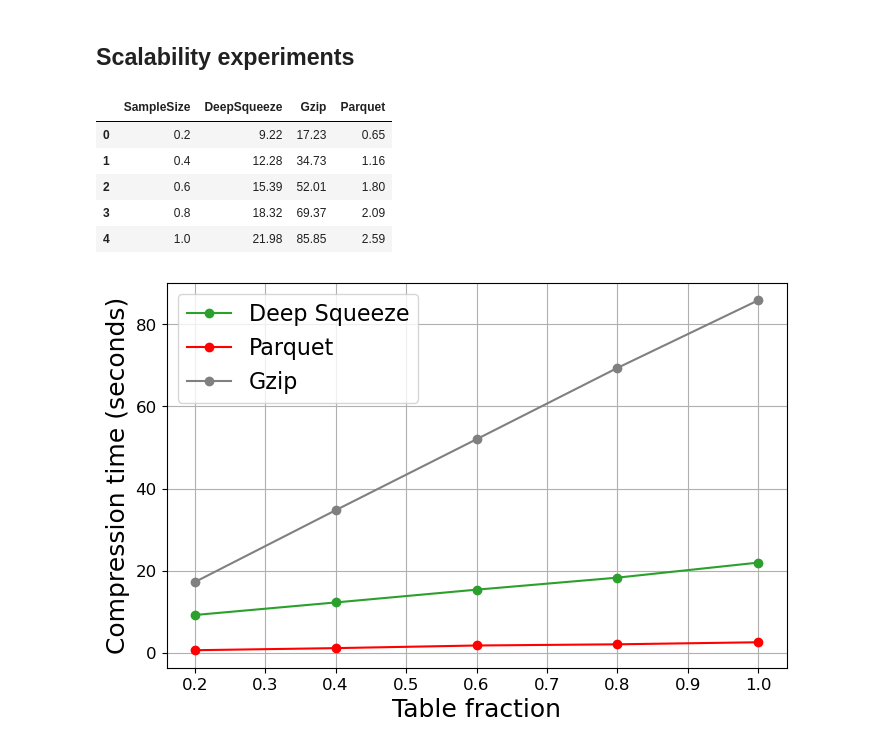
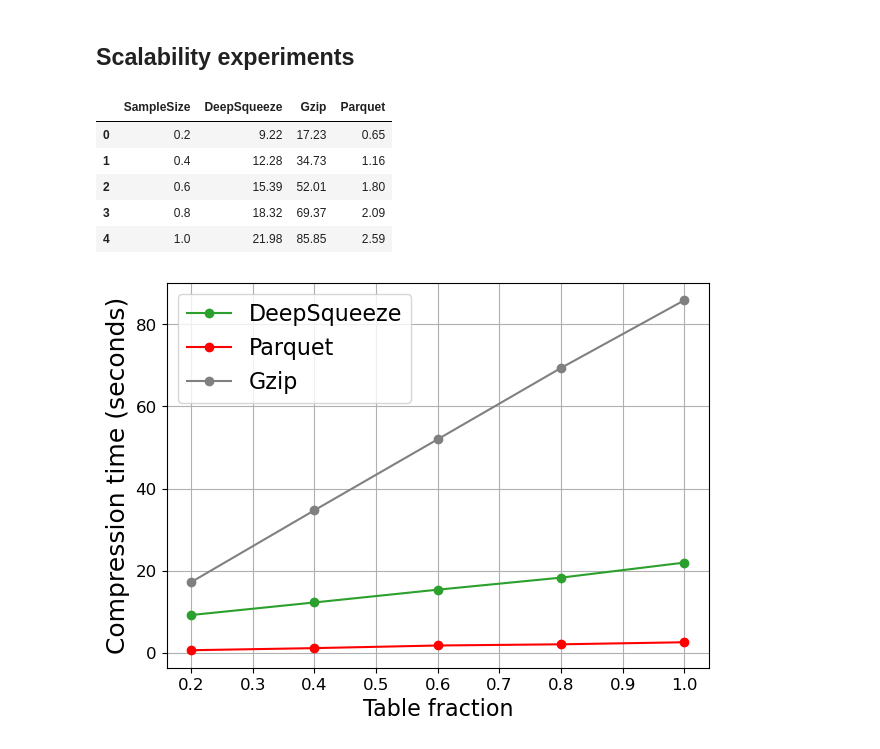
Before and after one commit to MikeXydas/DeepSqueeze, a Jupyter notebook: notebooks/plotting.ipynb, the cells around one changed output. Cells and saved outputs as stored; diff of their text form; code cells hidden in the pictures.

```diff
--- a/notebooks/plotting.ipynb
+++ b/notebooks/plotting.ipynb
@@ -178,28 +178,28 @@ plt.show()
 # %%
 time_df = pd.read_csv('../storage/results/TIME_SCALING_EXPERIMENTS.csv', index_col=0)
 display(time_df)
 
-fig = plt.figure(figsize=(8,5))
+fig = plt.figure(figsize=(7,5))
 x = time_df.SampleSize
 
-plt.plot(x, time_df.DeepSqueeze, label="Deep Squeeze", marker='o', color='tab:green')
+plt.plot(x, time_df.DeepSqueeze, label="DeepSqueeze", marker='o', color='tab:green')
 plt.plot(x, time_df.Parquet, label="Parquet", marker='o', color='red')
 plt.plot(x, time_df.Gzip, label="Gzip", marker='o', color='gray')
 plt.legend(prop={'size': 16})
 
-plt.xlabel("Table fraction", fontsize=18)
+plt.xlabel("Table fraction", fontsize=16)
 plt.ylabel("Compression time (seconds)", fontsize=18)
 plt.yticks(fontsize=12)
 plt.xticks(fontsize=12)
 plt.grid()
 
 plt.savefig('../storage/plots/time_scaling.png', format='png', dpi=1200, bbox_inches = 'tight')
 plt.show()
 # %% [output]
 |  | SampleSize | DeepSqueeze | Gzip | Parquet |
 | 0 | 0.2 | 9.22 | 17.23 | 0.65 |
 | 1 | 0.4 | 12.28 | 34.73 | 1.16 |
 | 2 | 0.6 | 15.39 | 52.01 | 1.80 |
 | 3 | 0.8 | 18.32 | 69.37 | 2.09 |
 | 4 | 1.0 | 21.98 | 85.85 | 2.59 |
-[figure, old version]
+[figure, new version]
```
Also changed, not shown: 4 other files.
